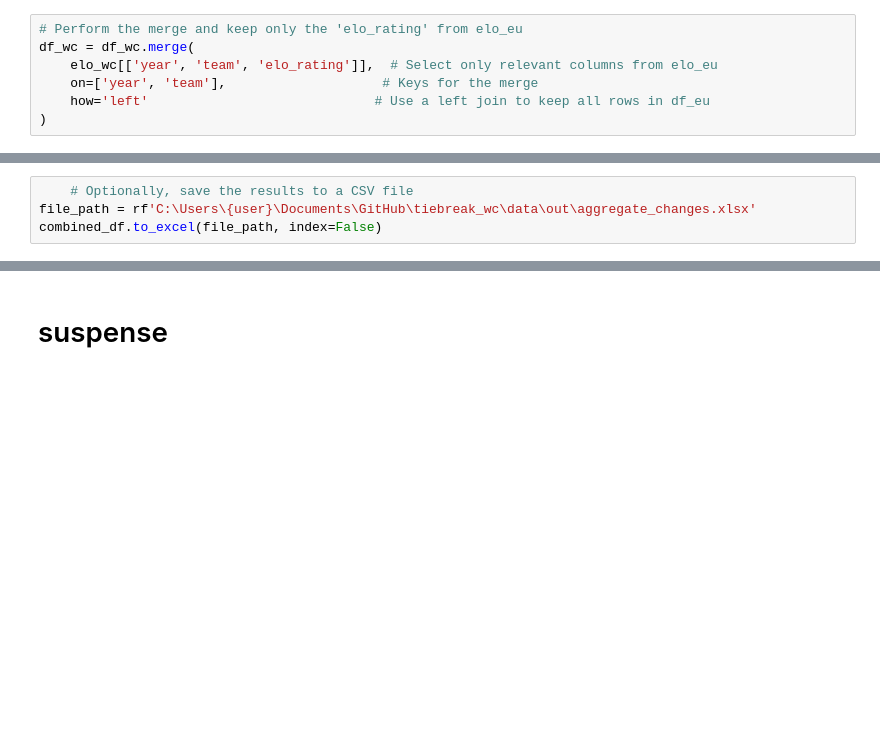
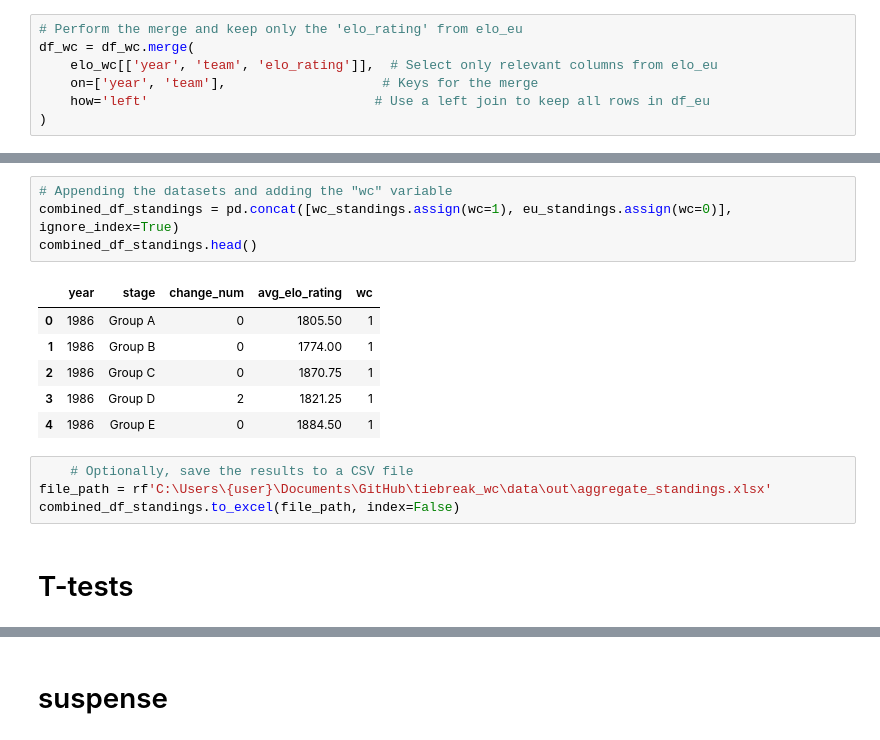
Before and after one commit to AEGDDI/tiebreak_wc, a Jupyter notebook: code/estimation/ttest.ipynb, the cells around one changed output, grey strips where cells are left out. Saved outputs shown, nothing was run; the diff lists cells and outputs as text; blank space fills up the shorter version.

```diff
--- a/code/estimation/ttest.ipynb
+++ b/code/estimation/ttest.ipynb
@@ -273,4 +270,17 @@ combined_df
+# %%
+# Appending the datasets and adding the "wc" variable
+combined_df_standings = pd.concat([wc_standings.assign(wc=1), eu_standings.assign(wc=0)], ignore_index=True)
+combined_df_standings.head()
+# %% [output]
+|  | year | stage | change_num | avg_elo_rating | wc |
+| 0 | 1986 | Group A | 0 | 1805.50 | 1 |
+| 1 | 1986 | Group B | 0 | 1774.00 | 1 |
+| 2 | 1986 | Group C | 0 | 1870.75 | 1 |
+| 3 | 1986 | Group D | 2 | 1821.25 | 1 |
+| 4 | 1986 | Group E | 0 | 1884.50 | 1 |
 # %%
     # Optionally, save the results to a CSV file
-file_path = rf'C:\Users\{user}\Documents\GitHub\tiebreak_wc\data\out\aggregate_changes.xlsx'
-combined_df.to_excel(file_path, index=False)
+file_path = rf'C:\Users\{user}\Documents\GitHub\tiebreak_wc\data\out\aggregate_standings.xlsx'
+combined_df_standings.to_excel(file_path, index=False)
+# %% [markdown]
+# T-tests
```
Also changed, not shown: parts of 14 cells of this notebook, 2 other files.
